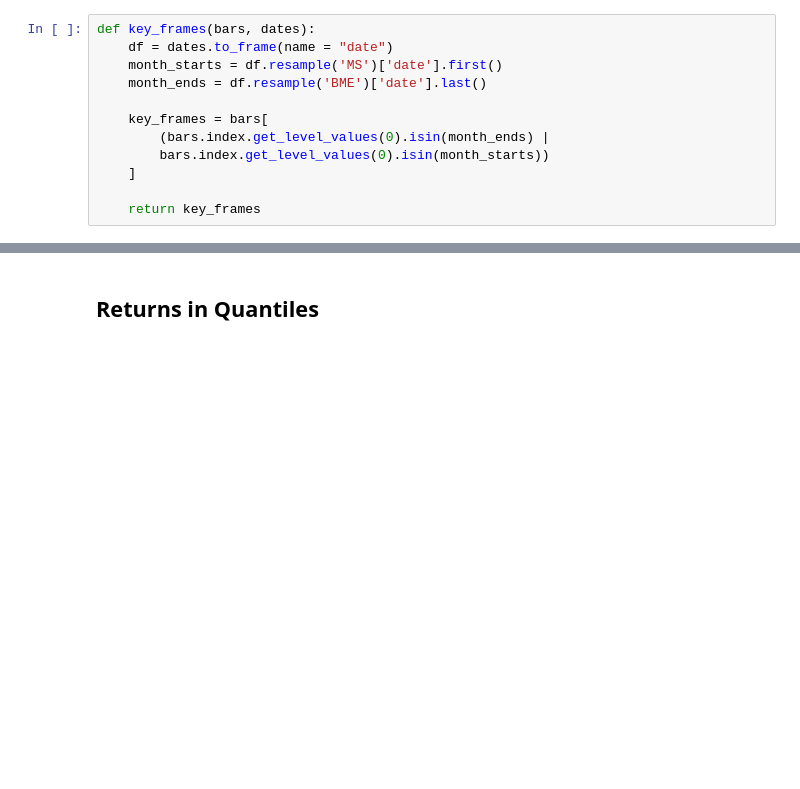
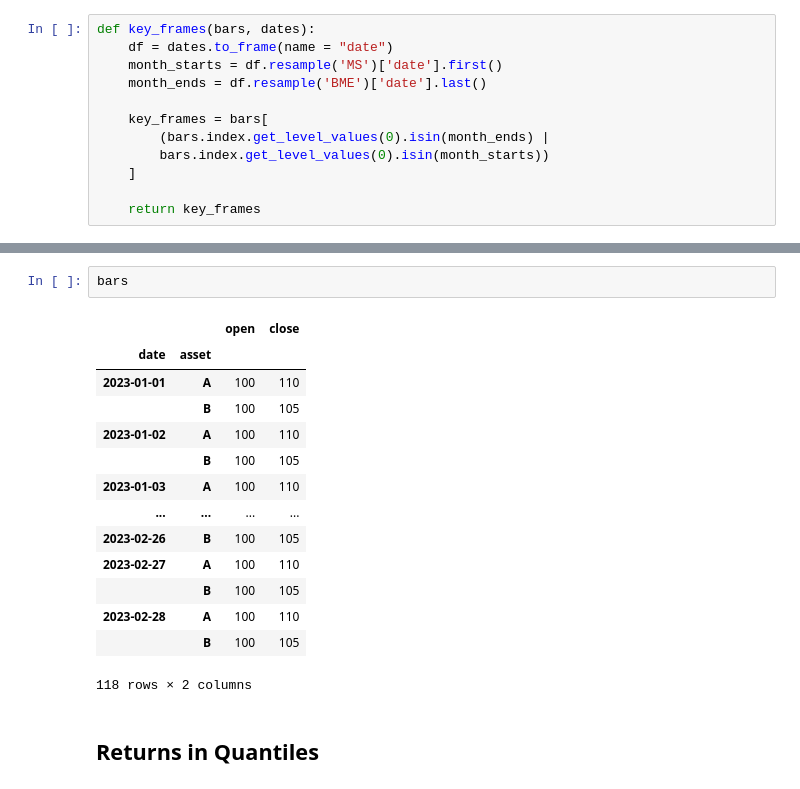
Before and after one commit to zillionare/moonshot, a Jupyter notebook: examples/tutorial.ipynb, the cells around one changed output, grey strips where cells are left out. Cells and saved outputs as stored; diff of their text form; blank space fills up the shorter version.

```diff
--- a/examples/tutorial.ipynb
+++ b/examples/tutorial.ipynb
@@ -121,3 +147,20 @@ actual.style.format("{:.2%}")
+# %%
+bars
+# %% [output]
+|  |  | open | close |
+| date | asset |  |  |
+| 2023-01-01 | A | 100 | 110 |
+|  | B | 100 | 105 |
+| 2023-01-02 | A | 100 | 110 |
+|  | B | 100 | 105 |
+| 2023-01-03 | A | 100 | 110 |
+| ... | ... | ... | ... |
+| 2023-02-26 | B | 100 | 105 |
+| 2023-02-27 | A | 100 | 110 |
+|  | B | 100 | 105 |
+| 2023-02-28 | A | 100 | 110 |
+|  | B | 100 | 105 |
+118 rows × 2 columns
 # %% [markdown]
 ## Returns in Quantiles
 # %%
```
Also changed, not shown: parts of 5 cells of this notebook, 2 other files.
